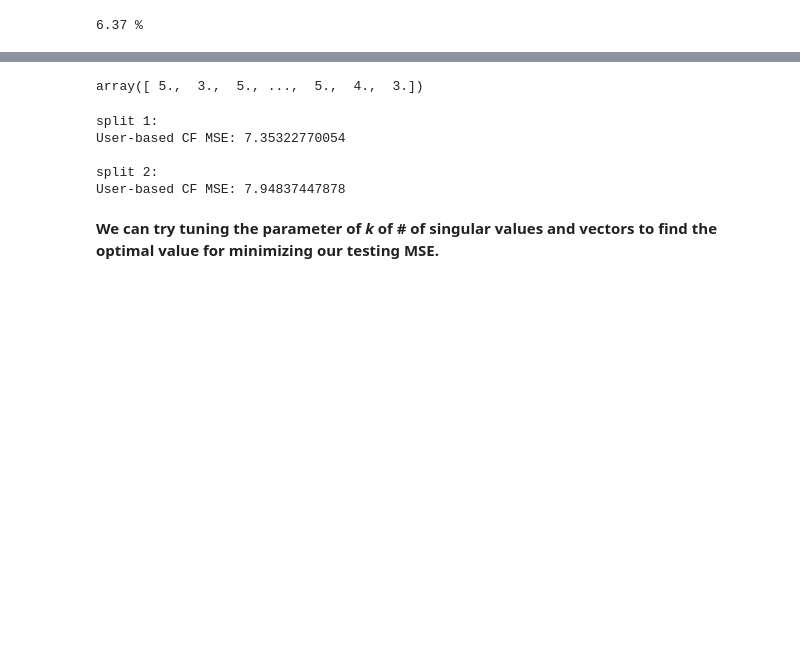
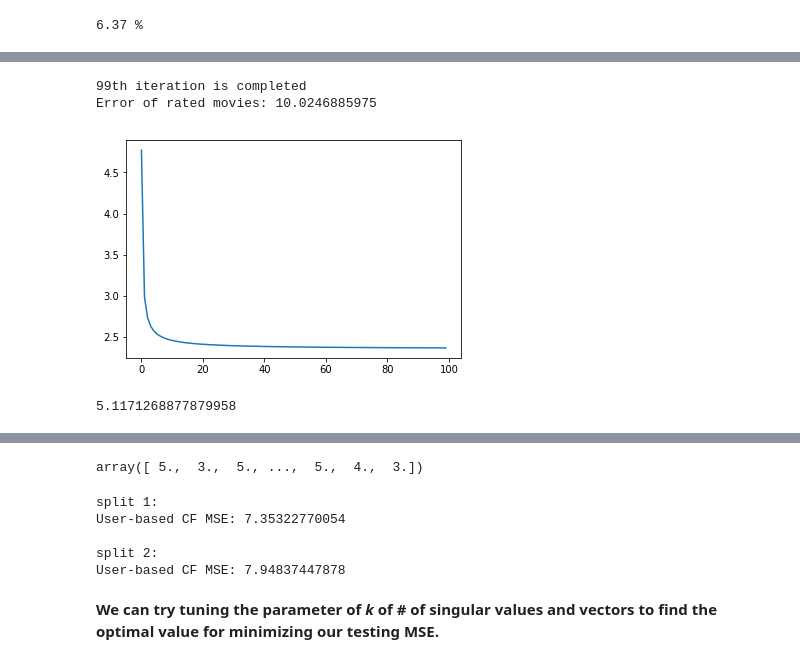
Before and after one commit to LennyFan/MachineLearningNoteBook, a Jupyter notebook: Note/22-Recommender-Systems-Model-based-Collaborative-Filtering.ipynb, the cells around one changed output, grey strips where cells are left out. Cells and saved outputs as stored; diff of their text form; code cells hidden in the pictures; blank space fills up the shorter version.

```diff
--- a/Note/22-Recommender-Systems-Model-based-Collaborative-Filtering.ipynb
+++ b/Note/22-Recommender-Systems-Model-based-Collaborative-Filtering.ipynb
@@ -278,0 +353,38 @@ test_data_matrix_df = pd.pivot_table(test_data1,"rating","user_id","item_id",fil
+# %%
+lambda_ = 0.1
+n_factors = 100
+m, n = train_data2.shape
+n_iterations = 100
+# %%
+# initial P, Q with random value
+P = 5 * np.random.rand(m, n_factors)
+Q = 5 * np.random.rand(n_factors, n)
+# %%
+from sklearn.metrics import mean_squared_error
+from math import sqrt
+def mse(prediction, actual):
+    prediction = prediction[actual.nonzero()].flatten()
+    actual = actual[actual.nonzero()].flatten()
+    return mean_squared_error(actual, prediction)
+# %%
+#mse(P.dot(Q),np.array(train_data2))
+
+errors = []
+for ii in range(n_iterations):
+    P = np.linalg.solve(np.dot(Q, Q.T) + lambda_ * np.eye(n_factors),
+                        np.dot(Q, np.array(train_data2).T)).T
+    Q = np.linalg.solve(np.dot(P.T, P) + lambda_ * np.eye(n_factors),
+                        np.dot(P.T, np.array(train_data2)))
+    if (ii+1) % 100 == 0:
+        print('{}th iteration is completed'.format(ii))
+    errors.append(mse(P.dot(Q),np.array(train_data2)))
+pred2_MF = np.dot(P, Q)
+
+print('Error of rated movies: {}'.format(mse(pred2_MF,np.array(test_data2))))
+# %% [output]
+99th iteration is completed
+Error of rated movies: 10.0246885975
+# %%
+plt.plot(errors);
+# %% [output]
+[figure, added]
@@ -278,0 +418,4 @@ test_data_matrix_df = pd.pivot_table(test_data1,"rating","user_id","item_id",fil
+# %%
+mse(pred2_MF, np.array(test_data2))
+# %% [output]
+5.1171268877879958
```
Also changed, not shown: parts of 21 cells of this notebook, 1 other file.
